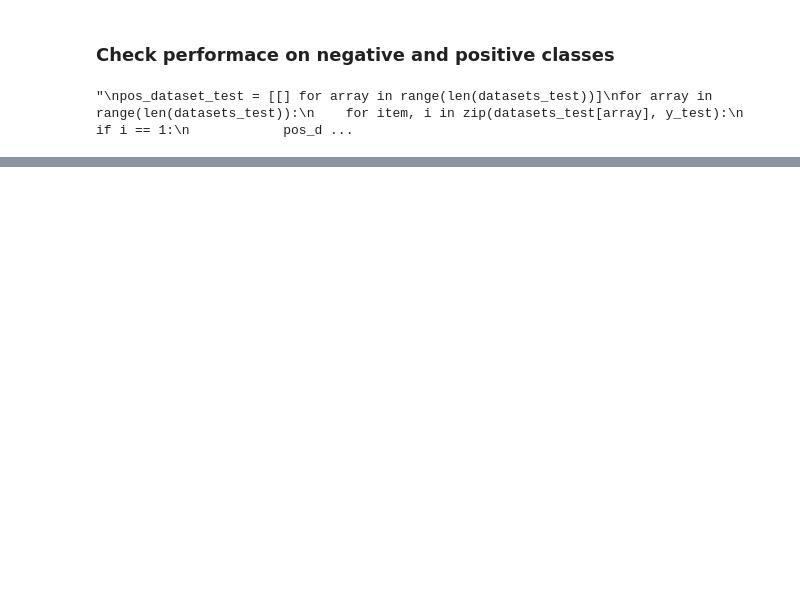
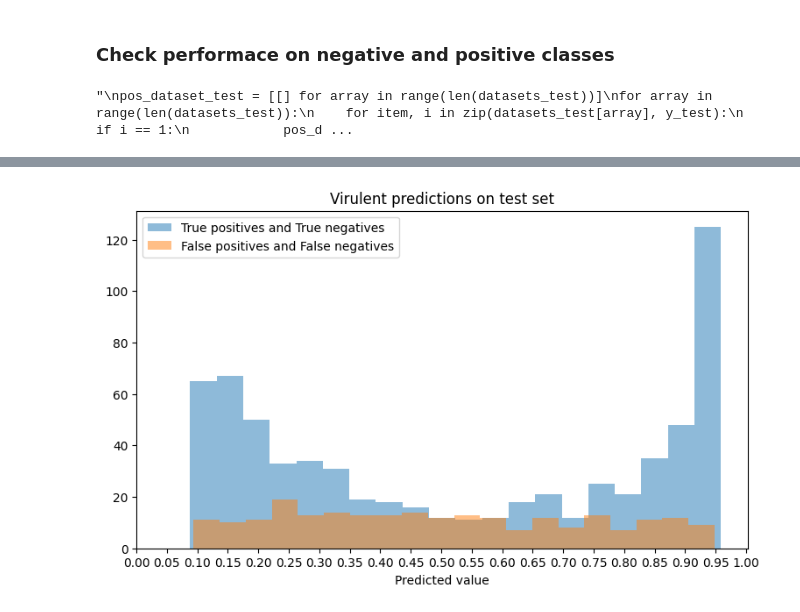
Before and after one commit to nicolagulmini/virulent_factor_classification, a Jupyter notebook: Virulent_training.ipynb, the cells around one changed output, grey strips where cells are left out. Cells and saved outputs as stored; diff of their text form; code cells hidden in the pictures; blank space fills up the shorter version.

Commit message:
Check prediction values distribution

```diff
--- a/Virulent_training.ipynb
+++ b/Virulent_training.ipynb
@@ -403,3 +413,7 @@ print('Accuracy on NEGATIVE classes:', neg_perf[1])
 '''
 # %% [output]
 "\npos_dataset_test = [[] for array in range(len(datasets_test))]\nfor array in range(len(datasets_test)):\n    for item, i in zip(datasets_test[array], y_test):\n        if i == 1:\n            pos_d ...
+# %%
+# Evaluate prediction distributions
+predictions = nn.model.predict(X_test)
+ground_truth = y_test
@@ -405,0 +422,18 @@ print('Accuracy on NEGATIVE classes:', neg_perf[1])
+# %%
+# get true and false negative and positives
+results = numpy.c_[predictions, ground_truth]
+TP = results[numpy.where(((results[:,1] == 1) & (results[:,0] > .5)))]
+TN = results[numpy.where((results[:,1] == 0) & (results[:,0] < .5))]
+FP = results[numpy.where(((results[:,1] == 0) & (results[:,0] > .5)))]
+FN = results[numpy.where((results[:,1] == 1) & (results[:,0] < .5))]
+# %%
+plt.figure(figsize=[9,5])
+plt.hist(numpy.append(TP[:,0], TN[:,0]), bins=20, alpha=0.5, label = 'True positives and True negatives')
+plt.hist(numpy.append(FP[:,0], FN[:,0]), bins=20, alpha=0.5, label = 'False positives and False negatives')
+plt.xticks(numpy.arange(0, 1.05, step=0.05))
+plt.legend()
+plt.title('Virulent predictions on test set')
+plt.xlabel('Predicted value')
+plt.show()
+# %% [output]
+[figure, added]
```
Also changed, not shown: parts of 7 cells of this notebook, 3 other files.
